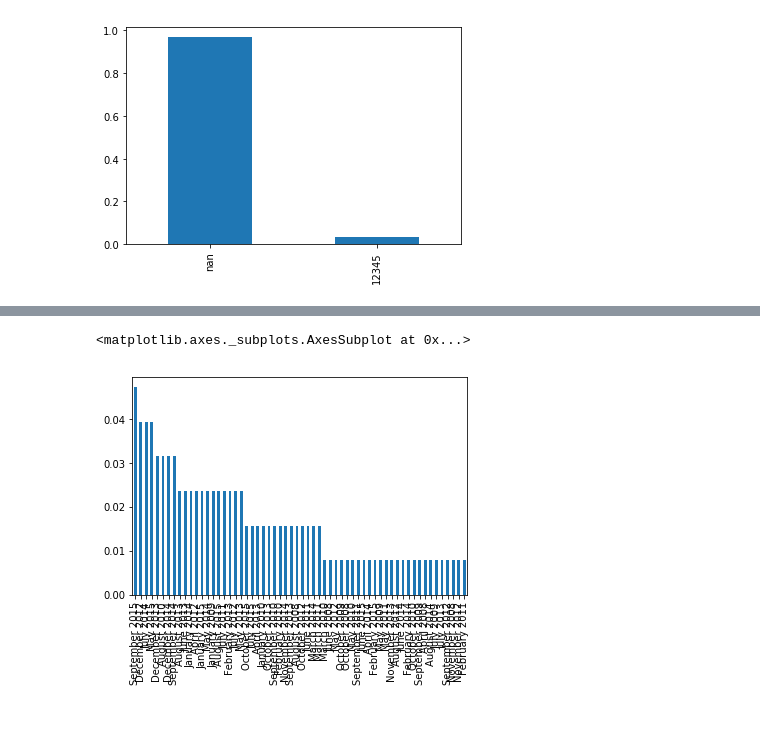
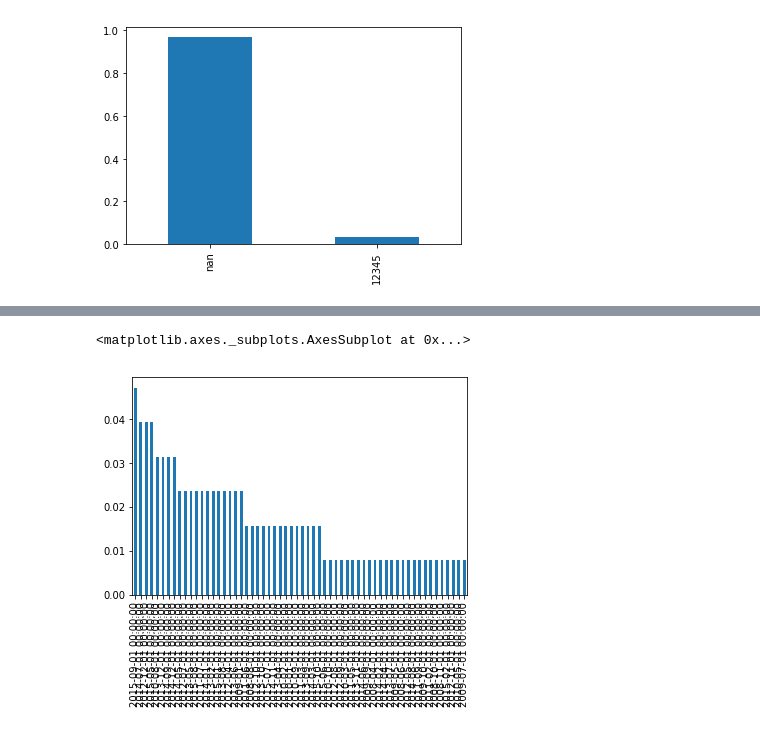
Before and after one commit to sourabhlal/germanwingsDS, a Jupyter notebook: extraction_and_exploration.ipynb, the cells around one changed output, grey strips where cells are left out. Saved outputs shown, nothing was run; the diff lists cells and outputs as text; code cells hidden in the pictures.

```diff
--- a/extraction_and_exploration.ipynb
+++ b/extraction_and_exploration.ipynb
@@ -236,6 +241,48 @@ def getCities(text, needOrigin, current):
 
 trim['origin']=list(map(lambda x,y:getCities(x, True, y),trim.text, trim.origin))
 trim['destin']=list(map(lambda x,y:getCities(x, False, y),trim.text, trim.destin))
+# %%
+import requests
+
+def code2city(code):
+    if len(code) == 3 and code.lower()!= "nan":
+        try:
+            url = "http://iatacodes.org/api/v6/cities?api_key=0351c585-8eab-4147-8895-db6626300654&code="
+            r = requests.get(url+code)
+            return r.json()["response"][0]["name"]
+        except:
+            if code == "LHR":
+                return "London"
+            elif code == "STN":
+                return "Stansted"
+            elif code == "TXL" or code == "SXF":
+                return "Berlin"
+            elif code == "FCO":
+                return "Rome"
+            else:
+                print (code)
+            return code
+    else:
+        return code
+
+trim['origin']=list(map(lambda x:code2city(x),trim.origin))
+trim['destin']=list(map(lambda x:code2city(x),trim.destin))
+# %%
+
+trim = trim.loc[trim['Recommended'] != "NaN"]
+
+trim.rename(columns={'Date Flown':'date',
+                          'Cabin Flown':'cabin'},
+                 inplace=True)
+trim['date']= list(map(lambda x:datetime.datetime.strptime(x, '%B %Y'),trim.date))
+
+def yesnoToBin(text):
+    if text == "yes":
+        return 1
+    else:
+        return 0
+
+trim['Recommended']= list(map(lambda x:yesnoToBin(x),trim.Recommended))
 # %%
 trim
 # %% [output]
@@ -259,8 +306,8 @@ trim
 # %%
-pd.value_counts(trim['Date Flown'], sort=True, normalize=True).plot.bar()
+pd.value_counts(trim['date'], sort=True, normalize=True).plot.bar()
 # %% [output]
 <matplotlib.axes._subplots.AxesSubplot at 0x...>
-[figure, old version]
+[figure, new version]
 # %%
 pd.value_counts(trim['Country'], dropna=False, normalize=True).plot.bar()
 # %% [output]
```
Also changed, not shown: parts of 9 cells of this notebook, 6 other files.
